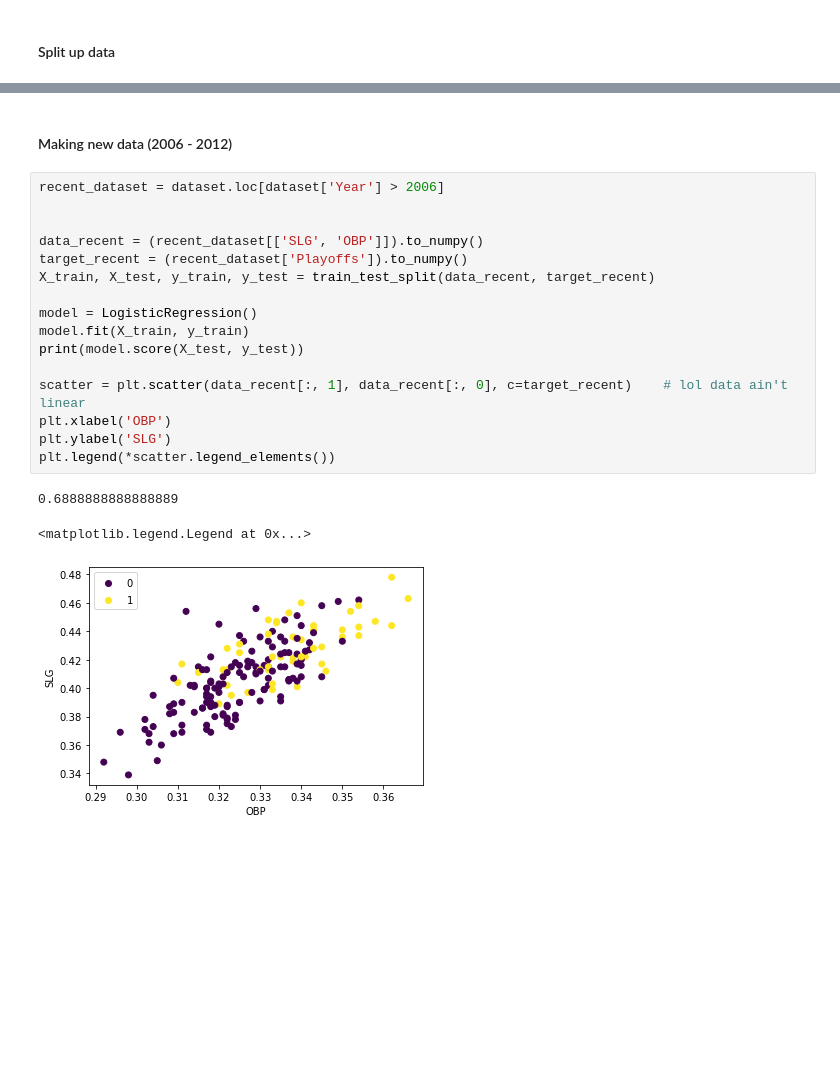
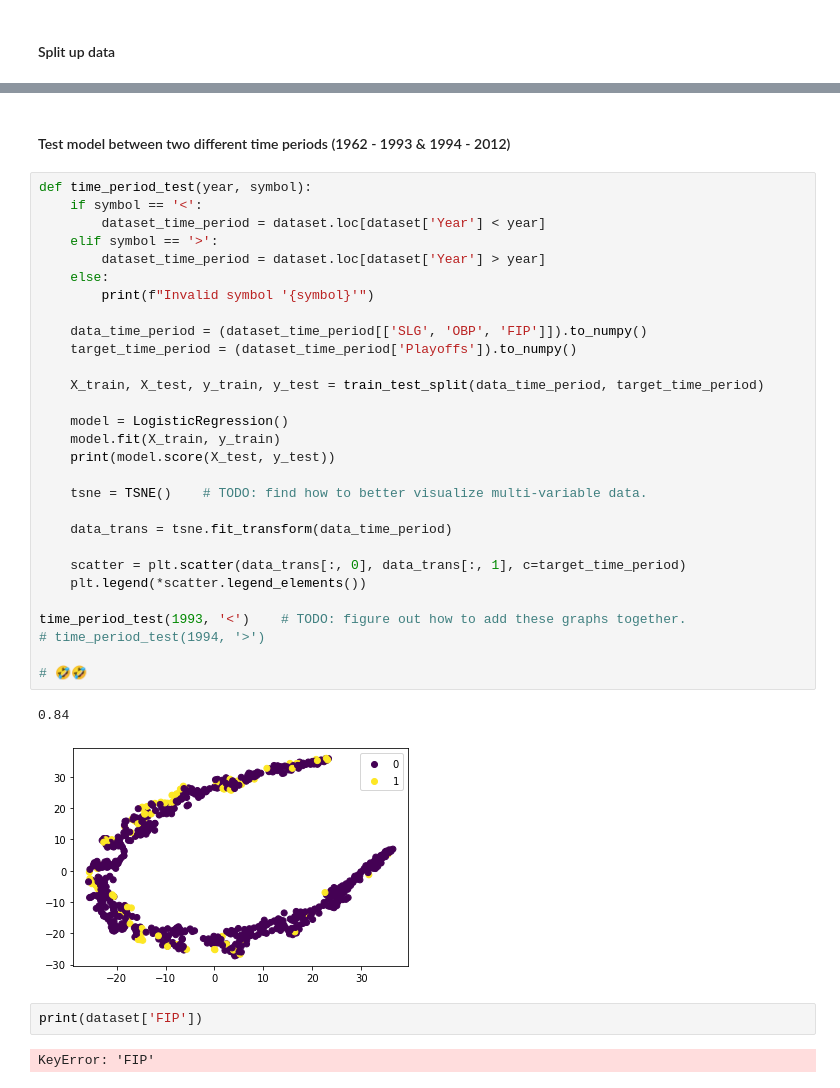
Before and after one commit to rohannakra/Moneyball-Data-Analysis, a Jupyter notebook: main.ipynb, the cells around one changed output, grey strips where cells are left out. Saved outputs shown, nothing was run; the diff lists cells and outputs as text; blank space fills up the shorter version.

```diff
--- a/main.ipynb
+++ b/main.ipynb
@@ -240,25 +220,41 @@ plt.scatter(data_moneyball[:, 1], data_moneyball[:, 0], c=target)    # lol data
 0.801948051948052
 <matplotlib.collections.PathCollection at 0x...>
 [figure]
-# %% [markdown]
-#### Making new data (2006 - 2012)
-# %%
-recent_dataset = dataset.loc[dataset['Year'] > 2006]
-
-
-data_recent = (recent_dataset[['SLG', 'OBP']]).to_numpy()
-target_recent = (recent_dataset['Playoffs']).to_numpy()
-X_train, X_test, y_train, y_test = train_test_split(data_recent, target_recent)
-
-model = LogisticRegression()
-model.fit(X_train, y_train)
-print(model.score(X_test, y_test))
-
-scatter = plt.scatter(data_recent[:, 1], data_recent[:, 0], c=target_recent)    # lol data ain't linear
-plt.xlabel('OBP')
-plt.ylabel('SLG')
-plt.legend(*scatter.legend_elements())
-# %% [output]
-0.6888888888888889
-<matplotlib.legend.Legend at 0x...>
-[figure, removed]
+# %% [markdown]
+#### Test model between two different time periods (1962 - 1993 & 1994 - 2012)
+# %%
+def time_period_test(year, symbol):
+    if symbol == '<':
+        dataset_time_period = dataset.loc[dataset['Year'] < year]
+    elif symbol == '>':
+        dataset_time_period = dataset.loc[dataset['Year'] > year]
+    else:
+        print(f"Invalid symbol '{symbol}'")
+
+    data_time_period = (dataset_time_period[['SLG', 'OBP', 'FIP']]).to_numpy()
+    target_time_period = (dataset_time_period['Playoffs']).to_numpy()
+
+    X_train, X_test, y_train, y_test = train_test_split(data_time_period, target_time_period)
+
+    model = LogisticRegression()
+    model.fit(X_train, y_train)
+    print(model.score(X_test, y_test))
+
+    tsne = TSNE()    # TODO: find how to better visualize multi-variable data.
+
+    data_trans = tsne.fit_transform(data_time_period)
+
+    scatter = plt.scatter(data_trans[:, 0], data_trans[:, 1], c=target_time_period)
+    plt.legend(*scatter.legend_elements())
+
+time_period_test(1993, '<')    # TODO: figure out how to add these graphs together.
+# time_period_test(1994, '>')
+
+# 🤣🤣
+# %% [output]
+0.84
+[figure, added]
+# %%
+print(dataset['FIP'])
+# %% [output]
+KeyError: 'FIP'
```
Also changed, not shown: parts of 4 cells of this notebook.
